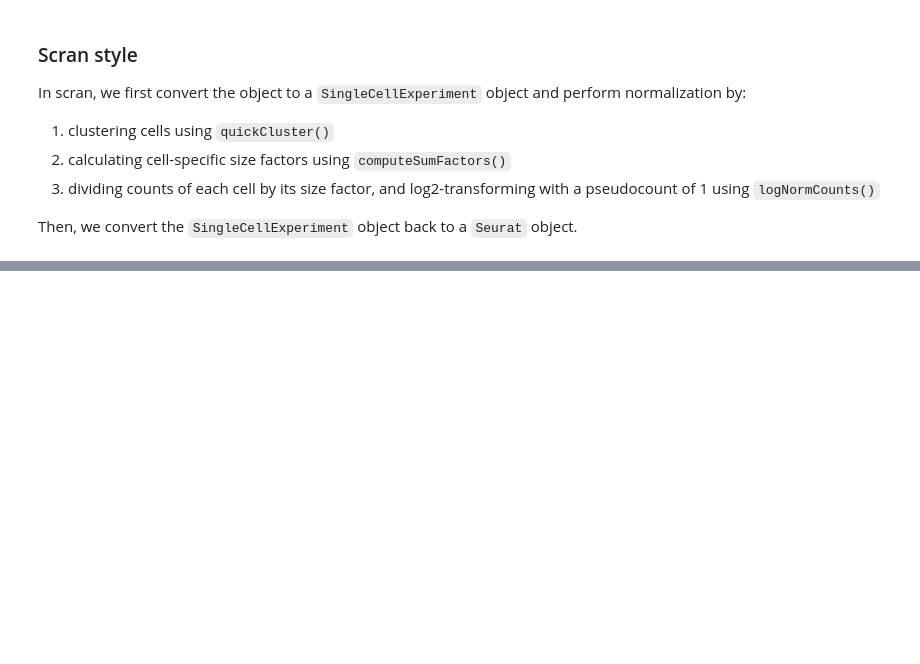
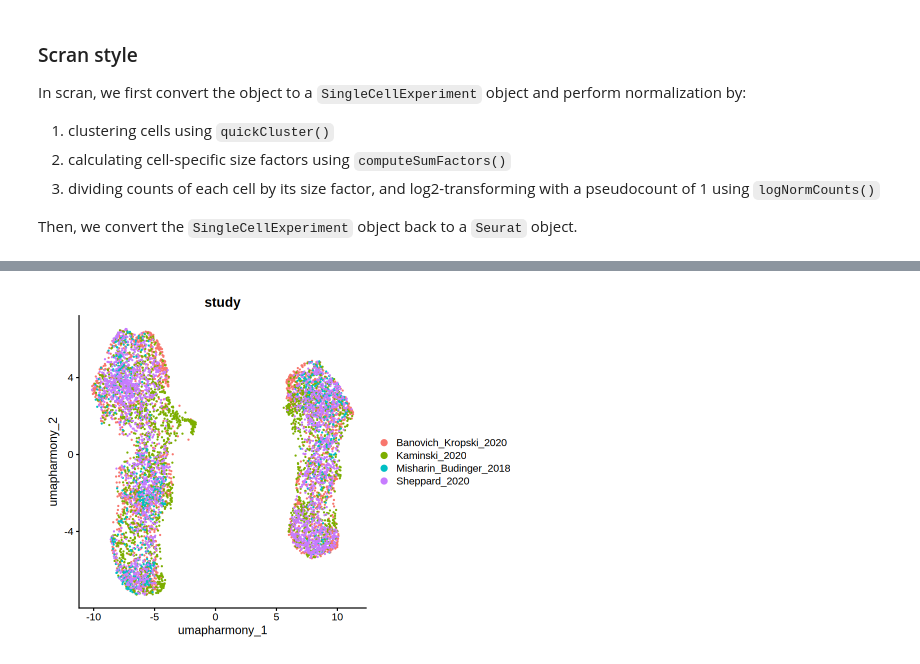
Before and after one commit to Stfort52/cblab-kogo-workshop, a Jupyter notebook: src/basic_pipeline/basic_pipeline.ipynb, the cells around one changed output, grey strips where cells are left out. Cells and saved outputs as stored; diff of their text form; code cells hidden in the pictures; blank space fills up the shorter version.

```diff
--- a/src/basic_pipeline/basic_pipeline.ipynb
+++ b/src/basic_pipeline/basic_pipeline.ipynb
@@ -76,0 +224,6 @@ Warning message:
+# %%
+so <- RunHarmony(so, "study")
+so <- FindNeighbors(so, reduction = "harmony")
+so <- FindClusters(so, resolution = 0.5)
+so <- RunUMAP(so, dims = 1:PCs, reduction = "harmony", reduction.name = "umap.harmony") # use same dimension number as before
+# so <- RunTSNE(so, dims = 1:PCs, reduction = "harmony", reduction.name = "tsne.harmony")
@@ -76,0 +278,4 @@ Warning message:
+# %%
+DimPlot(so, group.by = "study", reduction = "umap.harmony")
+# %% [output]
+[figure, added]
```
Also changed, not shown: parts of 41 cells of this notebook, 10 other files.
